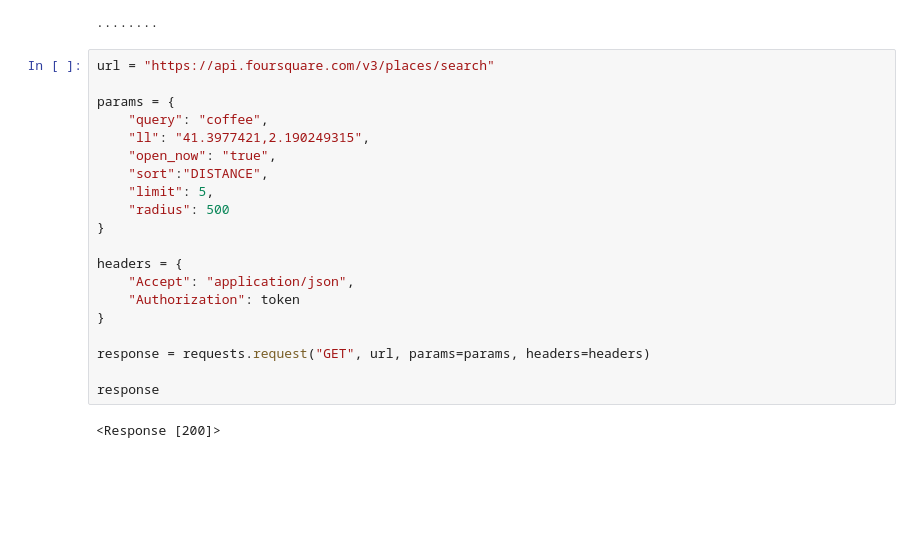
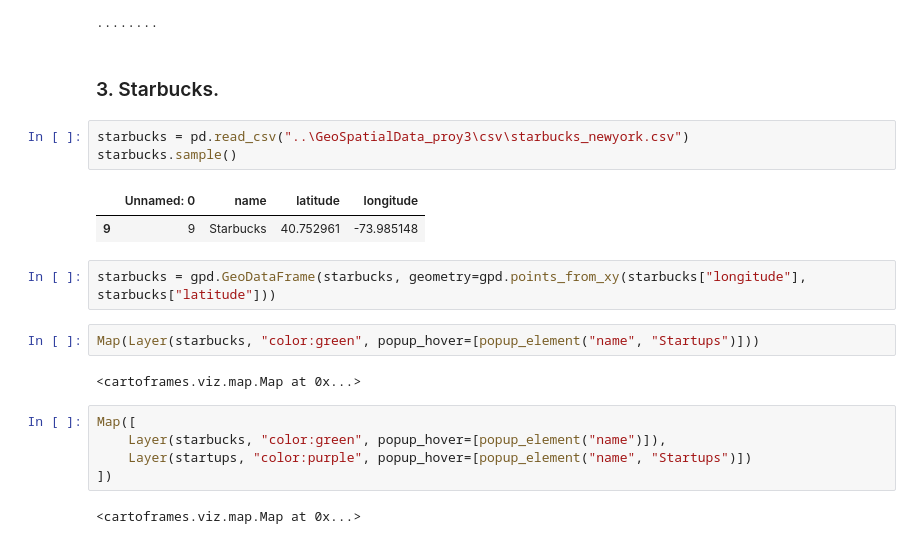
Before and after one commit to imalanz/RockAI_Studio, a Jupyter notebook: Graphing.ipynb, the cells around one changed output. Saved outputs shown, nothing was run; the diff lists cells and outputs as text; blank space fills up the shorter version.

```diff
--- a/Graphing.ipynb
+++ b/Graphing.ipynb
@@ -93,25 +101,24 @@ Map(Layer(gdf, "color:purple", popup_hover=[popup_element("name", "Startups")]))
 token = getpass()
 # %% [output]
 ········
-# %%
-url = "https://api.foursquare.com/v3/places/search"
-
-params = {
-  	"query": "coffee",
-  	"ll": "41.3977421,2.190249315",
-  	"open_now": "true",
-  	"sort":"DISTANCE",
-    "limit": 5,
-    "radius": 500
-}
-
-headers = {
-    "Accept": "application/json",
-    "Authorization": token
-}
-
-response = requests.request("GET", url, params=params, headers=headers)
-
-response
-# %% [output]
-<Response [200]>
+# %% [markdown]
+### 3. Starbucks.
+# %%
+starbucks = pd.read_csv("..\GeoSpatialData_proy3\csv\starbucks_newyork.csv")
+starbucks.sample()
+# %% [output]
+|  | Unnamed: 0 | name | latitude | longitude |
+| 9 | 9 | Starbucks | 40.752961 | -73.985148 |
+# %%
+starbucks = gpd.GeoDataFrame(starbucks, geometry=gpd.points_from_xy(starbucks["longitude"], starbucks["latitude"]))
+# %%
+Map(Layer(starbucks, "color:green", popup_hover=[popup_element("name", "Startups")]))
+# %% [output]
+<cartoframes.viz.map.Map at 0x...>
+# %%
+Map([
+    Layer(starbucks, "color:green", popup_hover=[popup_element("name")]),
+    Layer(startups, "color:purple", popup_hover=[popup_element("name", "Startups")])
+])
+# %% [output]
+<cartoframes.viz.map.Map at 0x...>
```
Also changed, not shown: parts of 4 cells of this notebook, 3 other files.
